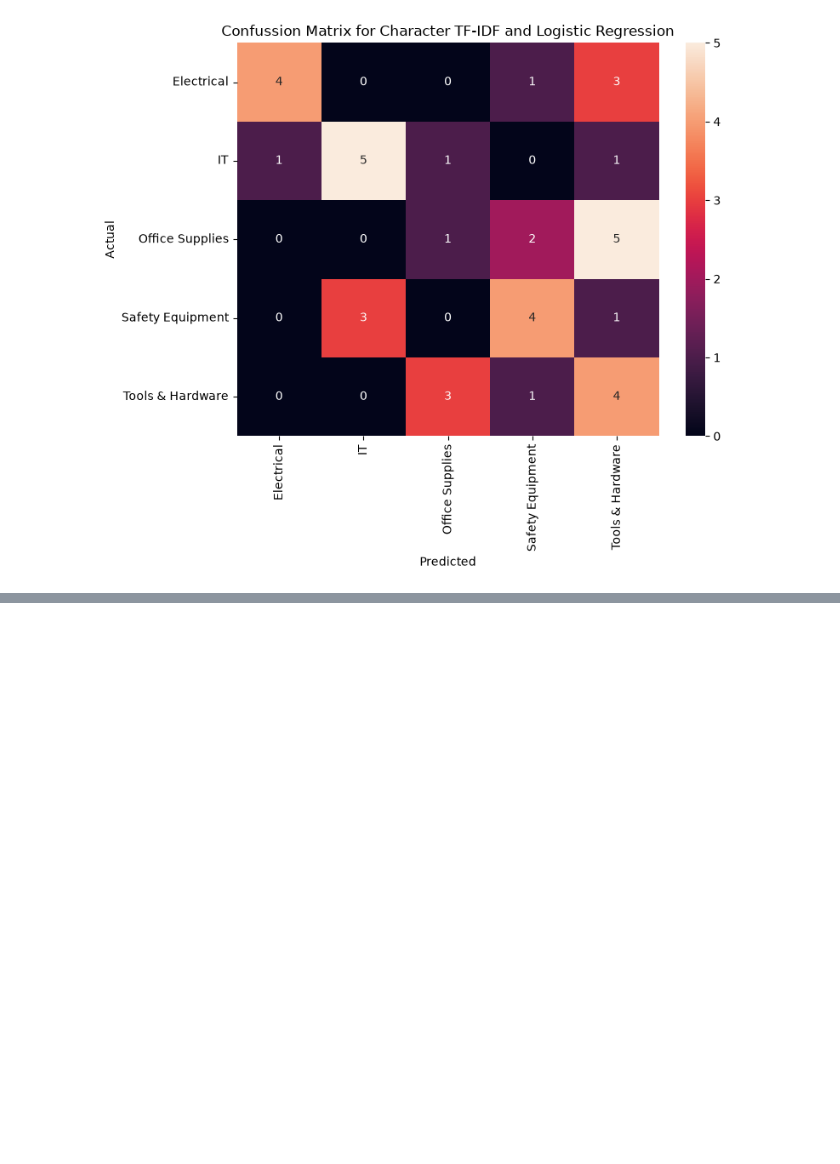
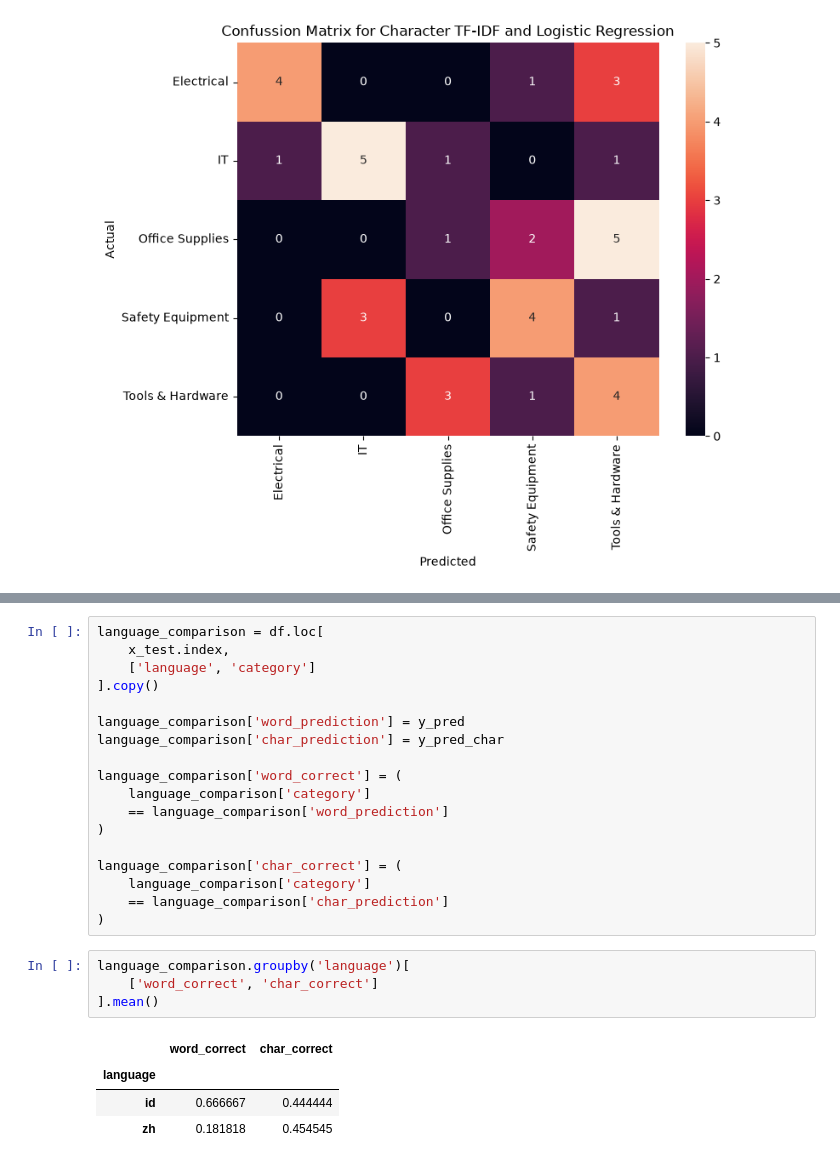
Before and after one commit to annisatzky-tech/chinese-indonesian-product-classification, a Jupyter notebook: notebooks/02_baseline_model.ipynb, the cells around one changed output, grey strips where cells are left out. Cells and saved outputs as stored; diff of their text form; blank space fills up the shorter version.

```diff
--- a/notebooks/02_baseline_model.ipynb
+++ b/notebooks/02_baseline_model.ipynb
@@ -347,0 +438,27 @@ plt.show()
+# %%
+language_comparison = df.loc[
+    x_test.index,
+    ['language', 'category']
+].copy()
+
+language_comparison['word_prediction'] = y_pred
+language_comparison['char_prediction'] = y_pred_char
+
+language_comparison['word_correct'] = (
+    language_comparison['category']
+    == language_comparison['word_prediction']
+)
+
+language_comparison['char_correct'] = (
+    language_comparison['category']
+    == language_comparison['char_prediction']
+)
+# %%
+language_comparison.groupby('language')[
+    ['word_correct', 'char_correct']
+].mean()
+# %% [output]
+|  | word_correct | char_correct |
+| language |  |  |
+| id | 0.666667 | 0.444444 |
+| zh | 0.181818 | 0.454545 |
```
Also changed, not shown: parts of 5 cells of this notebook.
